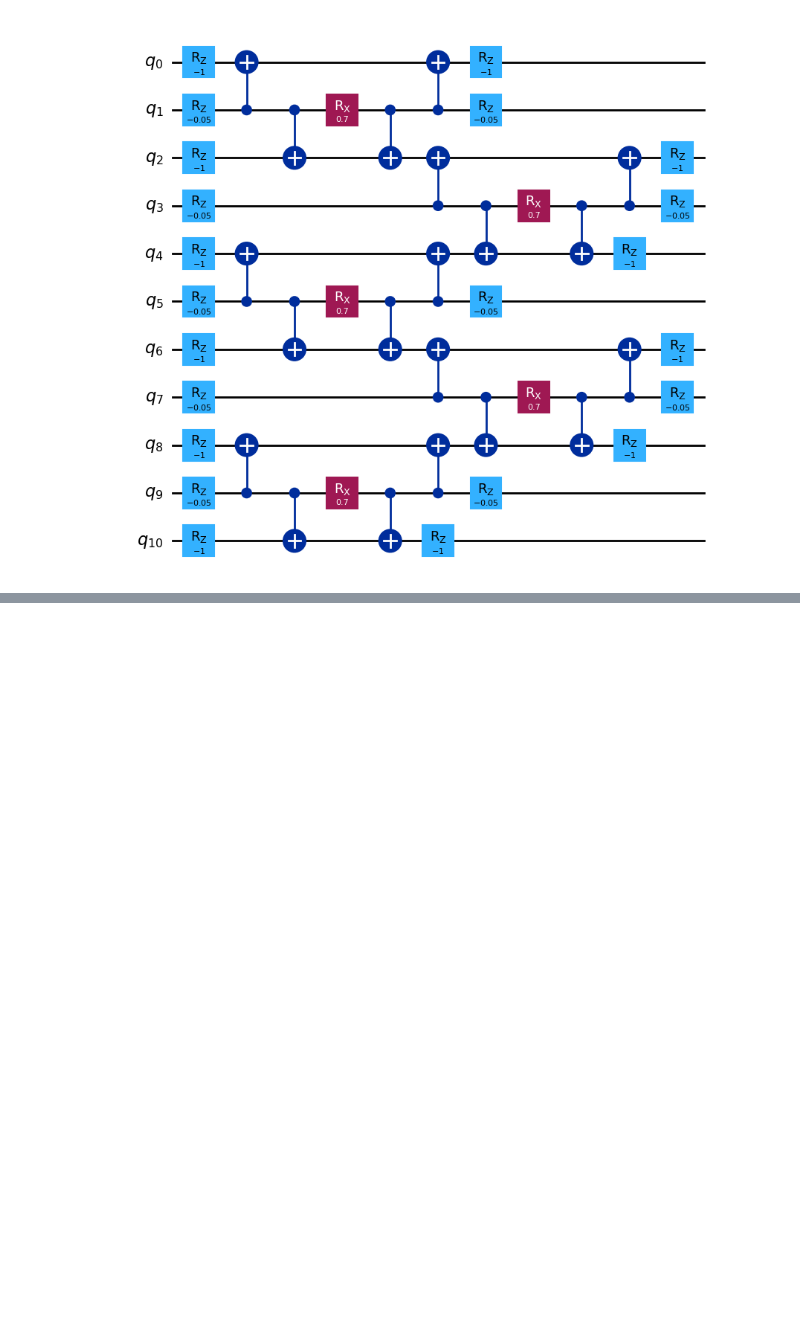
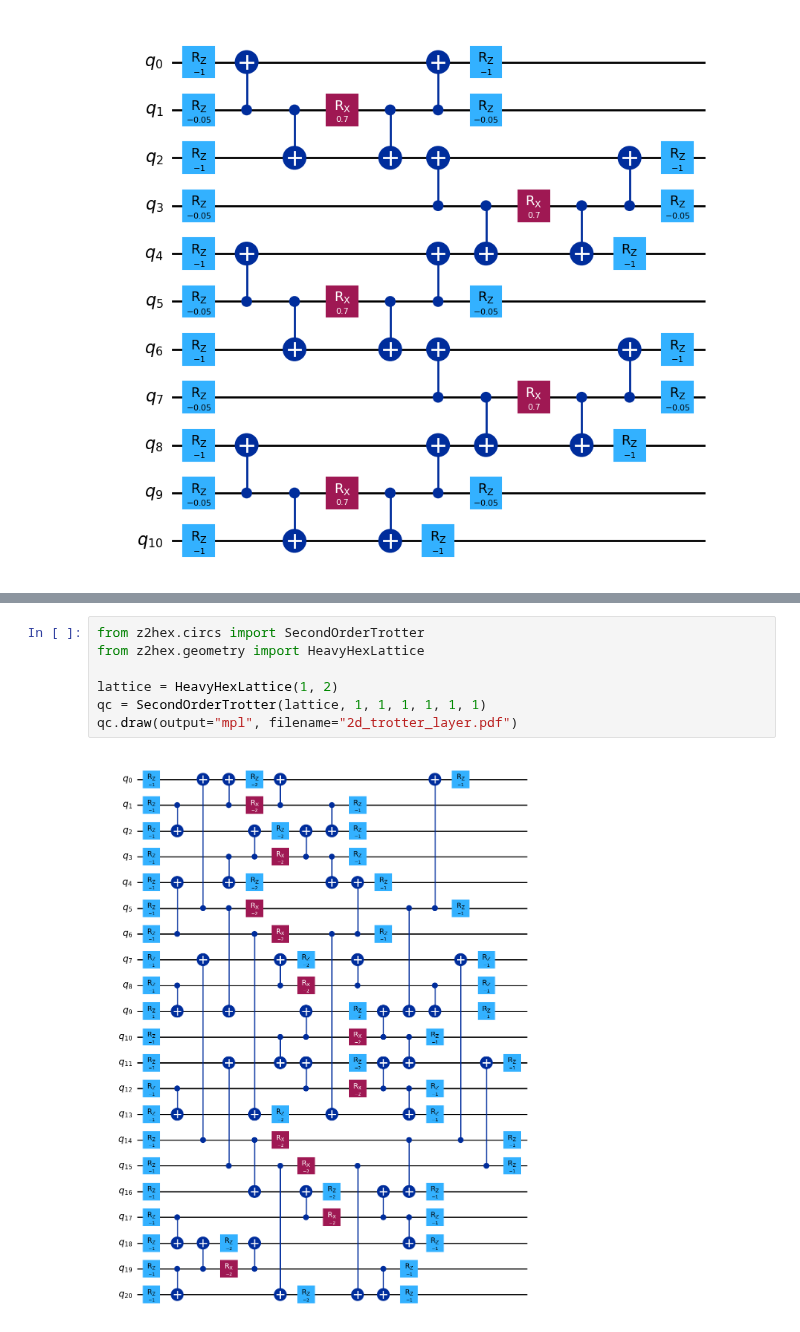
Before and after one commit to Fradm98/qs-qh, a Jupyter notebook: src/notebooks/Z2/circuits_plots.ipynb, the cells around one changed output, grey strips where cells are left out. Saved outputs shown, nothing was run; the diff lists cells and outputs as text; blank space fills up the shorter version.

Commit message:
New circuit plots

```diff
--- a/src/notebooks/Z2/circuits_plots.ipynb
+++ b/src/notebooks/Z2/circuits_plots.ipynb
@@ -21,0 +22,9 @@ qc.draw(output="mpl", filename="second_order_trotter_gauge.pdf")
+# %%
+from z2hex.circs import SecondOrderTrotter
+from z2hex.geometry import HeavyHexLattice
+
+lattice = HeavyHexLattice(1, 2)
+qc = SecondOrderTrotter(lattice, 1, 1, 1, 1, 1, 1)
+qc.draw(output="mpl", filename="2d_trotter_layer.pdf")
+# %% [output]
+[figure, added]
```
Also changed, not shown: parts of 3 cells of this notebook, 2 other files.
